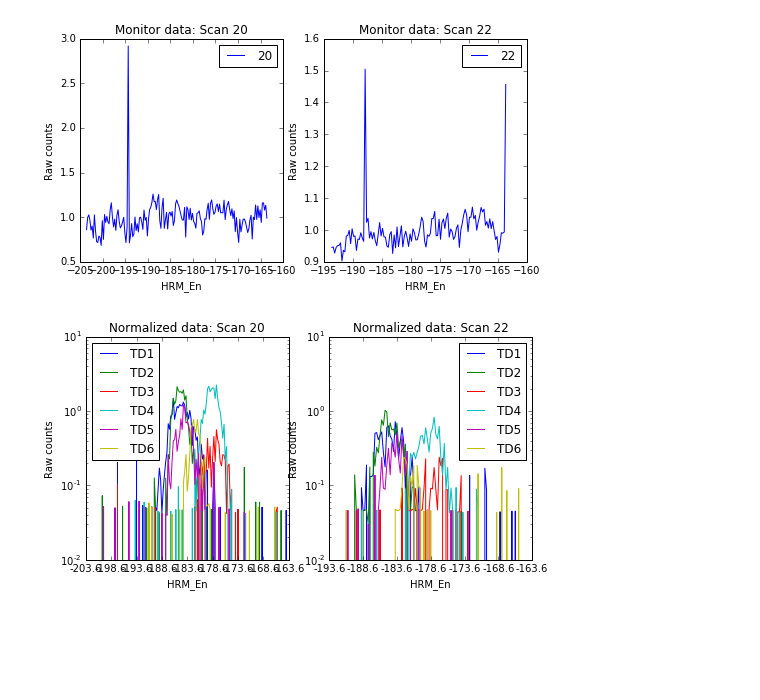
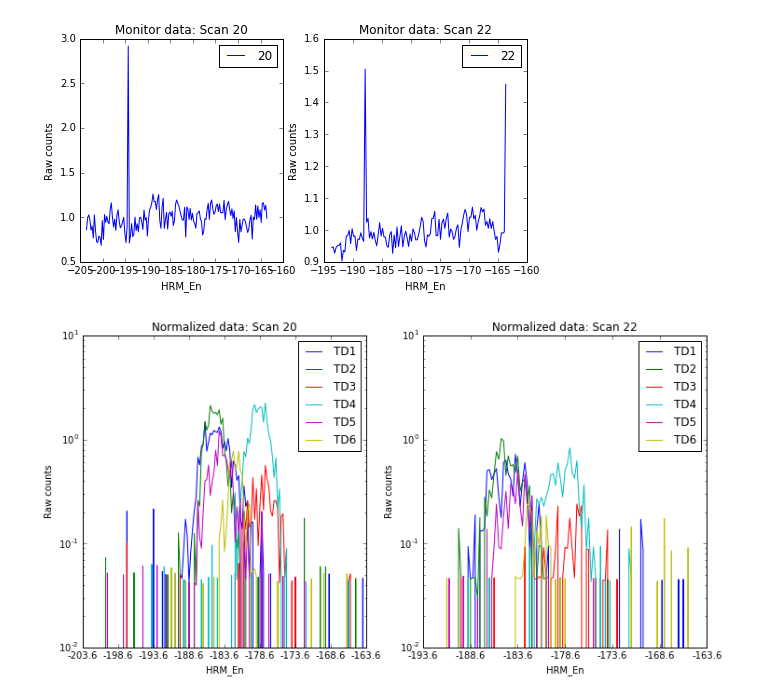
Before and after one commit to NSLS-II-IXS/ixstools, a Jupyter notebook: notebooks/IXS alignment notebook.ipynb, the cells around one changed output. Saved outputs shown, nothing was run; the diff lists cells and outputs as text; code cells hidden in the pictures; blank space fills up the shorter version.

Commit message:
Fully functional draft of IXS alignment notebook

```diff
--- a/notebooks/IXS alignment notebook.ipynb
+++ b/notebooks/IXS alignment notebook.ipynb
@@ -26,3 +17,37 @@ def make_axes(num_axes):
+# %%
+# Some helpful functions
+def make_axes(num_axes, fig_width_factor=4, fig_height_factor=4):
+    """Helper function to make a grid of axes with a specific size
+
+    Parameters
+    ----------
+    num_axes : int or iterable
+        int: The **total** number of axes
+        iterable: (cols, rows)
+    fig_width_factor : float, optional
+        The figure width is num_cols * fig_width_factor
+    fig_height_factor : float, optional
+        The figure height is num_rows * fig_height_factor
+
+    Returns
+    -------
+    fig : mpl.Figure
+    ax : axes, array of axes or array of array of axes
+        if num_axes == 1, then this is a single matplotlib axes object
+        elif num_axes == 2, then this is an array of mpl axes
+        else this is an array of arrays of mpl axes whose shape is (nrows, ncols)
+    """
+    try:
+        ncols, nrows = num_axes
+    except TypeError:
+        ncols = nrows = 1
+        if num_axes >= 2:
+            ncols = 2
+            nrows = int(np.ceil(num_axes/ncols))
+    fig, ax = plt.subplots(nrows=nrows, ncols=ncols,
+                           figsize=(ncols*fig_width_factor,
+                                    nrows*fig_height_factor))
+    return fig, ax
 # %%
 # The path to the spec file location
 path_to_specfiles = '../ixstools'
@@ -89,5 +112,3 @@ sf[19].col_names
-# %%
-x_name = 'HRM_En'
 # %%
 # make the output directory
 os.makedirs(output_dir, exist_ok=True)
@@ -199,16 +220,16 @@ fig.savefig(fpath + '.png')
 # %%
 # normalize by the monitor
 normed = [y.divide(monitor*ct_time, 'rows')
           for y, monitor, ct_time in zip(y_data, monitor_data, exposure_time)]
-fig, axes = make_axes(len(normed))
+fig, axes = make_axes(len(normed), 6, 6)
 for df, x, sid, ax in zip(normed, x_data, scans, axes.ravel()):
     df.plot(logy=logy, ax=ax)
     ax.legend(loc=0)
     ax.set_title("Normalized data: Scan %s" % sid)
     ax.set_xlabel(x_name)
     ax.set_ylabel("Raw counts")
     # output the monitor data
     fpath = os.path.join(output_dir, '%s-norm' % sid)
     d.to_csv(fpath, output_sep)
 # %% [output]
-[figure, old version]
+[figure, new version]
```
Also changed, not shown: parts of 12 cells of this notebook.
